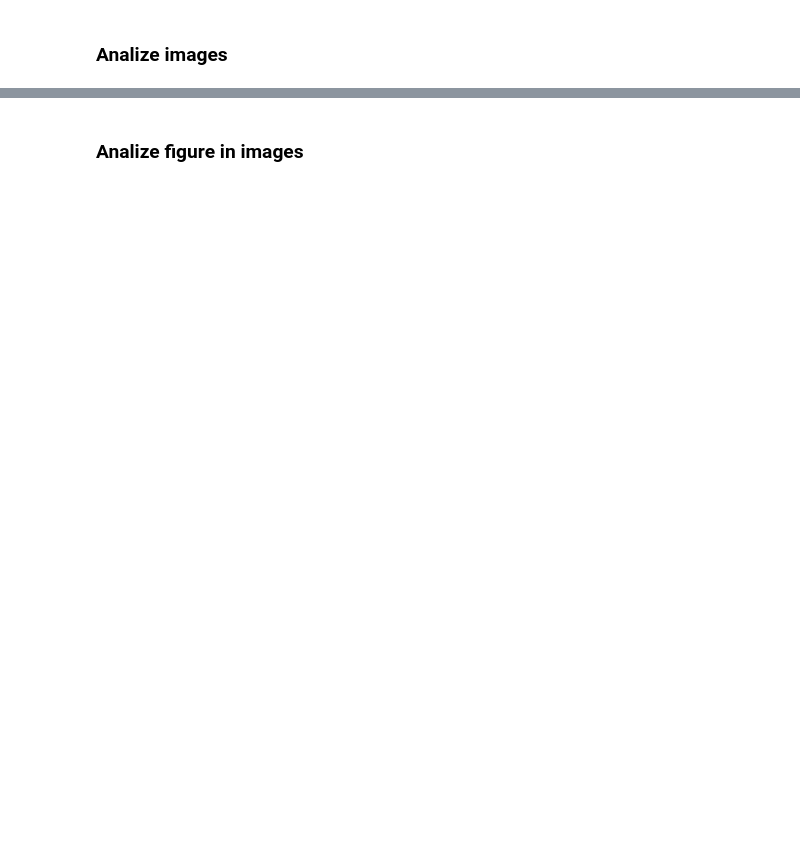
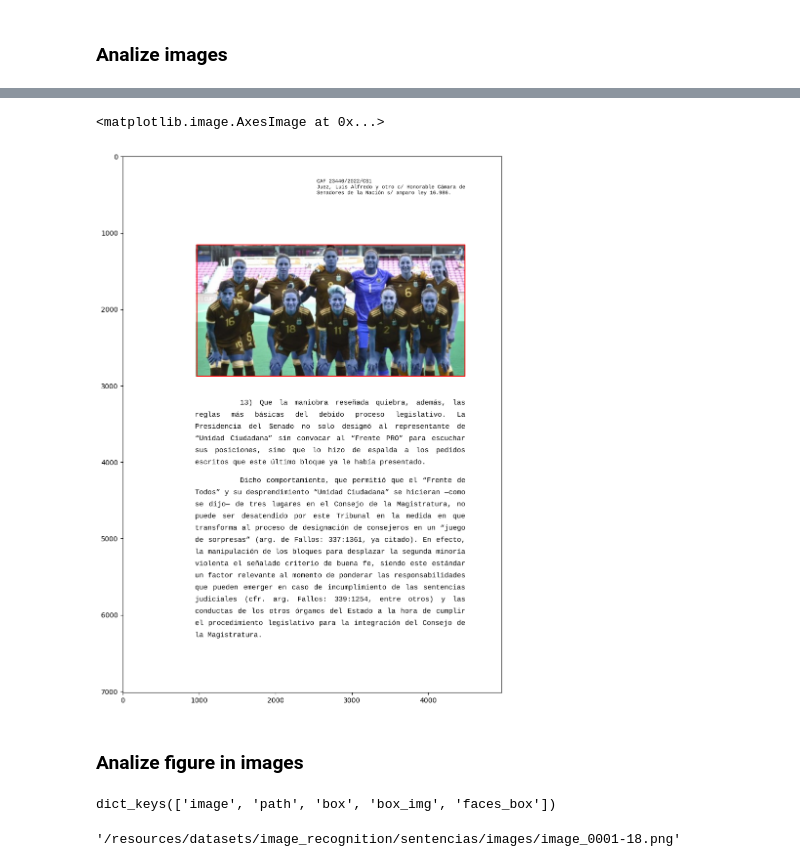
Before and after one commit to RomiLanda/ia2-cli, a Jupyter notebook: notebooks/02_image_recognition/03_all_process.ipynb, the cells around one changed output, grey strips where cells are left out. Drawn from its saved outputs; the diff is of its cells as text; code cells hidden in the pictures; blank space fills up the shorter version.

```diff
--- a/notebooks/02_image_recognition/03_all_process.ipynb
+++ b/notebooks/02_image_recognition/03_all_process.ipynb
@@ -67,8 +91,8 @@ len(img_fig)
 # %% [markdown]
 ### Analize images
 # %%
-def get_images_boxes(img_array):
-    df_lyt = apply_image_detect(img_array).to_dataframe()
+def get_figure_boxes(img_array_info):
+    df_lyt = apply_image_detect(img_array_info['image']).to_dataframe()
     df_lyt_fig = df_lyt[df_lyt['type']=='Figure']
     d = df_lyt_fig.to_dict()
     box = {
@@ -77,5 +101,6 @@ def get_images_boxes(img_array):
         'x_2': int(d['x_2'][0]),
         'y_2': int(d['y_2'][0])
     }
-    return box
+    img_array_info['box']=box
+    return img_array_info
 # %%
@@ -85,7 +111,10 @@ box
 # %%
-cv2.rectangle(img_test, (box['x_1'], box['y_1']), (box['x_2'], box['y_2']), (255, 0, 0), 0)
+cv2.rectangle(img_test['image'], (image_test['box']['x_1'], image_test['box']['y_1']), (image_test['box']['x_2'], image_test['box']['y_2']), (255, 0, 0), 10)
 plt.figure(figsize=(10,40))
-plt.imshow(img_test)
+plt.imshow(img_test['image'])
+# %% [output]
+<matplotlib.image.AxesImage at 0x...>
+[figure, added]
 # %% [markdown]
 ### Analize figure in images
 # %%
@@ -110,0 +131,4 @@ plt.imshow(img_test)
+# %%
+image_test.keys()
+# %% [output]
+dict_keys(['image', 'path', 'box', 'box_img', 'faces_box'])
@@ -110,0 +142,4 @@ plt.imshow(img_test)
+# %%
+image_test['path']
+# %% [output]
+'/resources/datasets/image_recognition/sentencias/images/image_0001-18.png'
```
Also changed, not shown: parts of 20 cells of this notebook, 1 other file.
